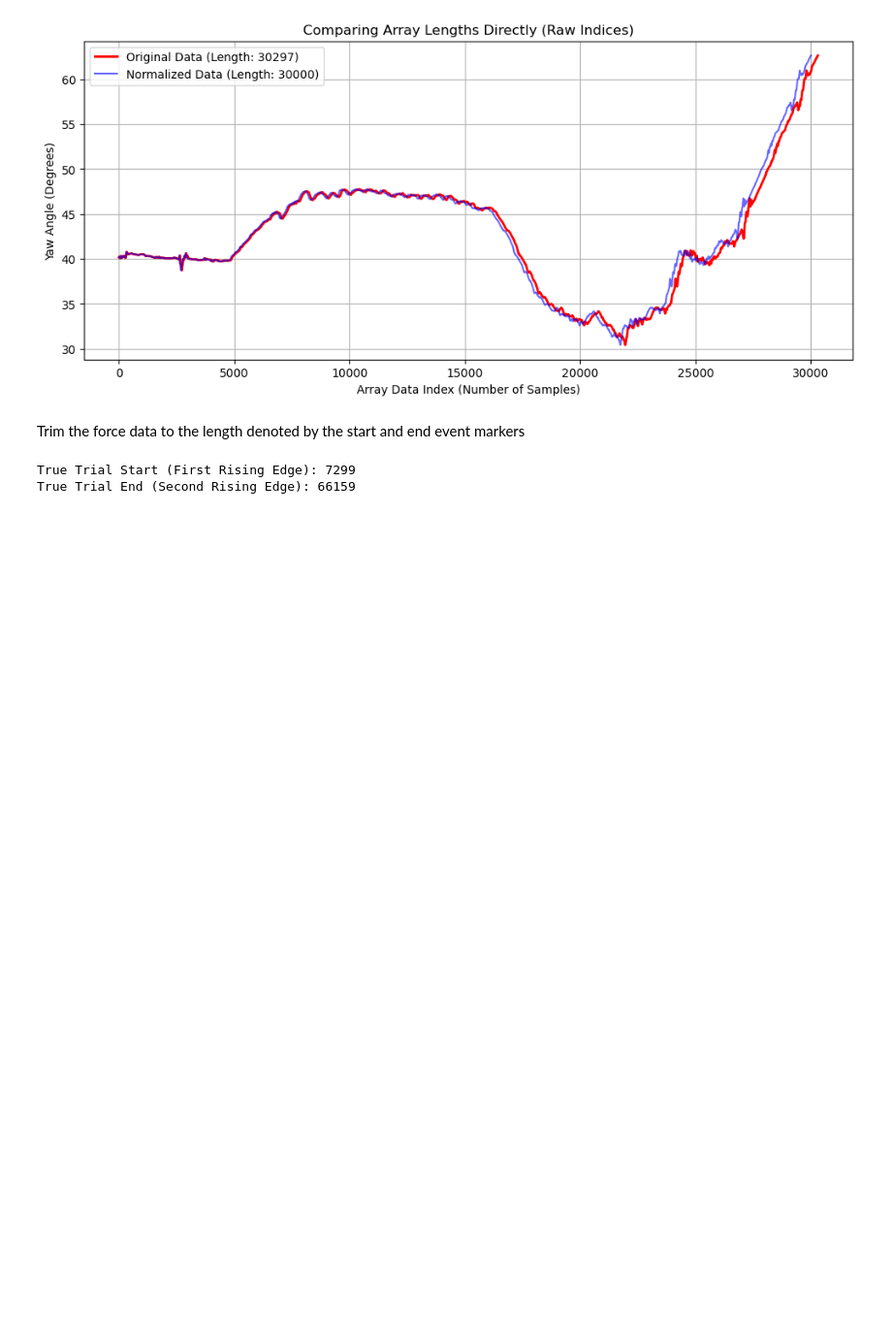
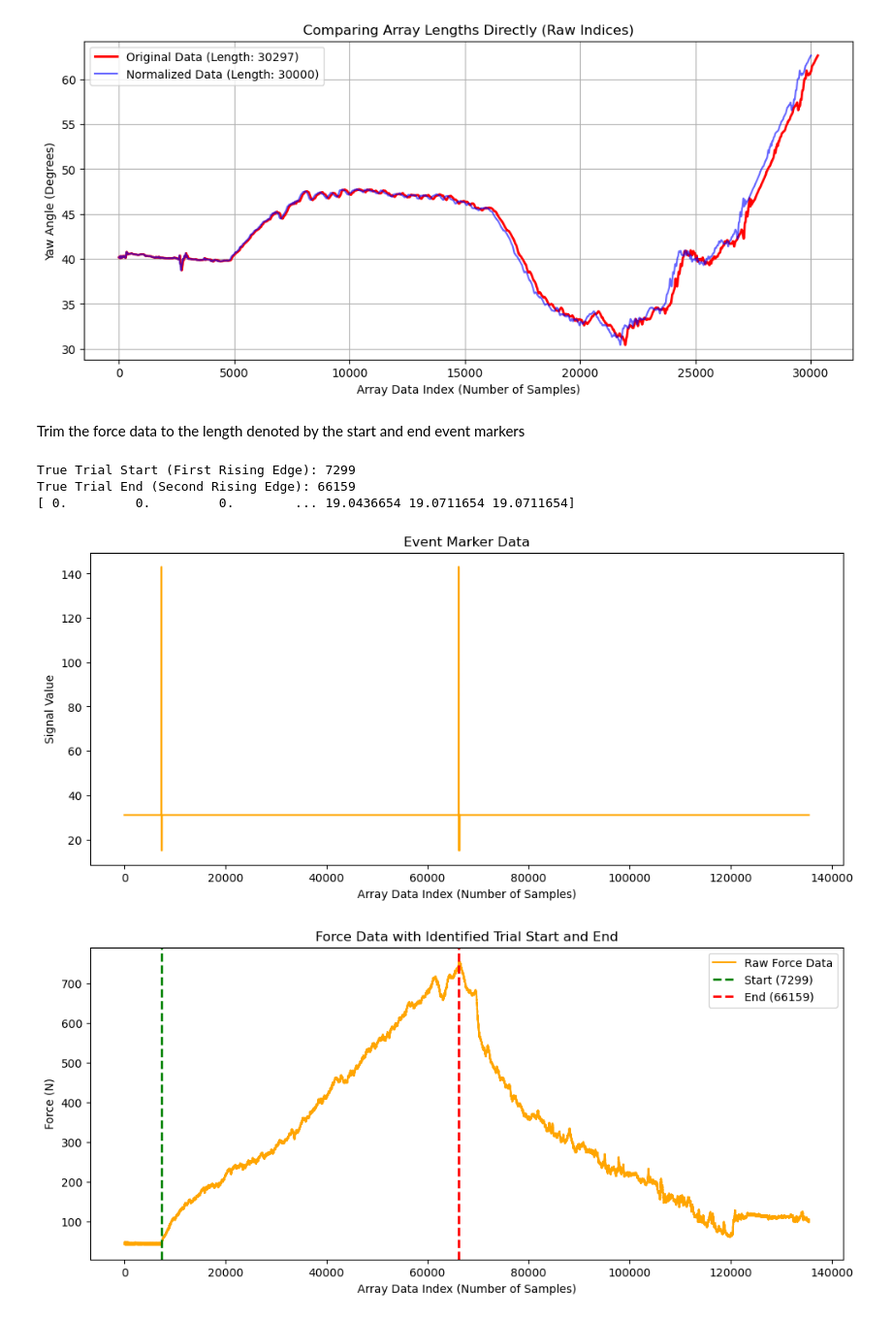
Before and after one commit to aw422/Spine-Stiffness-Python, a Jupyter notebook: FullTestProcPy.ipynb, the cells around one changed output. Shown at 97% size. Drawn from its saved outputs; the diff is of its cells as text; code cells hidden in the pictures; blank space fills up the shorter version.

```diff
--- a/FullTestProcPy.ipynb
+++ b/FullTestProcPy.ipynb
@@ -89,37 +89,49 @@ force_trimmed = force_untrimmed[start_index:end_index]
 
 #Convert the trimmed force data into N and then into torque based on diameter of the rotating
 #platform and then subtracting the frictional torque in the system brought about by the person'
-#weight
+#weight acting on the rotating platform
 ForceN=(force_trimmed/4000)*500
 torque_orig=ForceN*0.22
 p_weight=float(input("Enter the person's weight in kg: "))
 frictional_torque=(0.007803597947275*p_weight)+0.753028773844885
-Torque = torque_orig-frictional_torque
-Torque
+torque_calib = torque_orig-frictional_torque
+torque=np.maximum(torque_calib, 0.0)
+
+print(torque)
 
 plt.figure(figsize=(12, 5))
 plt.plot(em_untrimmed, label='Event Markers (Untrimmed)', color='orange')
 plt.title('Event Marker Data')
 plt.xlabel('Array Data Index (Number of Samples)')
 plt.ylabel('Signal Value')
 plt.show()
 
 plt.figure(figsize=(12, 5))
 plt.plot(force_untrimmed, label='Raw Force Data', color='orange')
 plt.axvline(x=start_index, color='green', linestyle='--', linewidth=2, label=f'Start ({start_index})')
 plt.axvline(x=end_index, color='red', linestyle='--', linewidth=2, label=f'End ({end_index})')
 plt.title('Force Data with Identified Trial Start and End')
 plt.xlabel('Array Data Index (Number of Samples)')
 plt.ylabel('Force (N)')
 plt.legend()
 plt.show()
 
 plt.figure(figsize=(12, 5))
 plt.plot(force_trimmed, label='Force Data (Trimmed)', color='orange')
 plt.title('Trimmed Force Data')
 plt.xlabel('Array Data Index (Number of Samples)')
 plt.ylabel('Force (N)')
 plt.show()
+
+plt.figure(figsize=(12, 5))
+plt.plot(torque, label='Torque', color='orange')
+plt.title('Torque Data (After Frictional Correction)')
+plt.xlabel('Array Data Index (Number of Samples)')
+plt.ylabel('Torque (N*m)')
+plt.show()
 # %% [output]
 True Trial Start (First Rising Edge): 7299
 True Trial End (Second Rising Edge): 66159
+[ 0.         0.         0.        ... 19.0436654 19.0711654 19.0711654]
+[figure, added]
+[figure, added]
```
Also changed, not shown: parts of 3 cells of this notebook.
